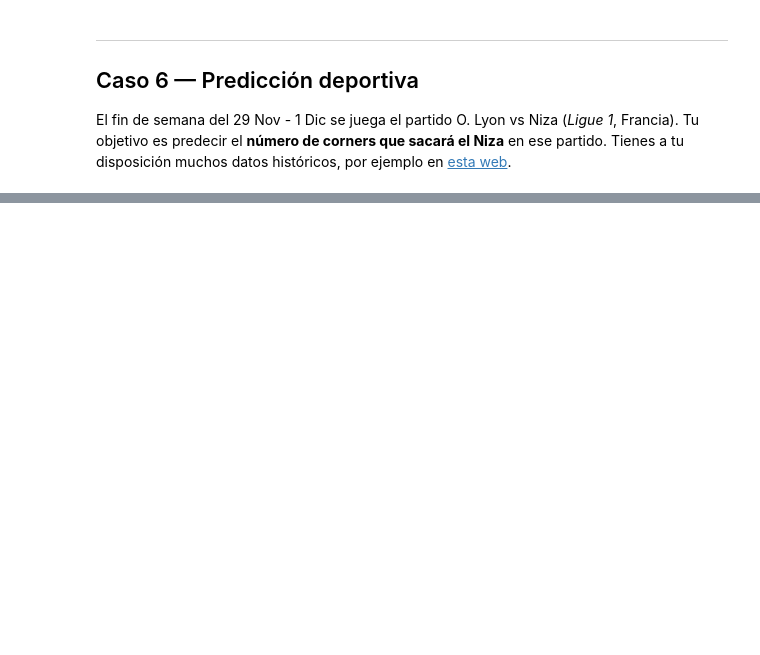
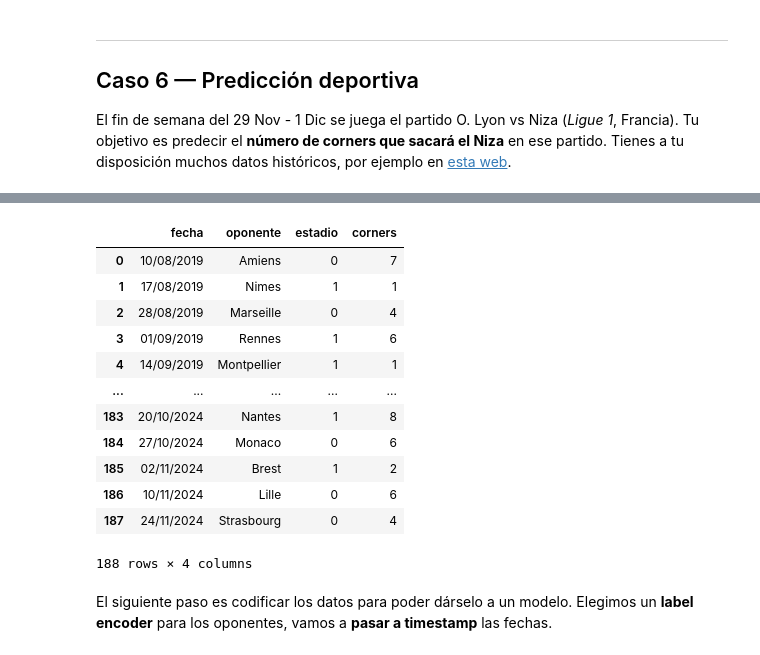
Before and after one commit to Chepados/ALN_practica_2, a Jupyter notebook: Práctica 2 — Campeonato de predicción.ipynb, the cells around one changed output, grey strips where cells are left out. Saved outputs shown, nothing was run; the diff lists cells and outputs as text; code cells hidden in the pictures; blank space fills up the shorter version.

```diff
--- a/Práctica 2 — Campeonato de predicción.ipynb
+++ b/Práctica 2 — Campeonato de predicción.ipynb
@@ -1508,0 +1482,4 @@ El fin de semana del 29 Nov - 1 Dic se juega el partido O. Lyon vs Niza (*Ligue
+# %%
+#Esto es una lica que almacena 0 si el niza juega como local y 1 en caso contrario y nos sera útil mas adelante.
+
+lista_local = (df_completo["HomeTeam"] != "Nice").astype(int).to_list()
@@ -1508,0 +1509,39 @@ El fin de semana del 29 Nov - 1 Dic se juega el partido O. Lyon vs Niza (*Ligue
+# %%
+#Condensamos las columnas en una con el oponente del Niza
+
+lista_oponentes = []
+
+for i, fila in enumerate(np.array(df_completo.loc[:, ["HomeTeam", "AwayTeam"]])):
+    lista_oponentes.append(fila[int(not bool(lista_local[i]))])
+# %%
+#Nos quedamos en cada caso unicamente con los corners del Niza.
+
+corners_niza = []
+
+for i, fila in enumerate(np.array(df_completo.loc[:, ["HC", "AC"]])):
+    corners_niza.append(fila[lista_local[i]])
+# %%
+df_entrenamiento = pd.DataFrame({
+    "fecha": df_completo["Date"],
+    "oponente" : lista_oponentes,
+    "estadio" : lista_local,
+    "corners": corners_niza
+})
+# %%
+df_entrenamiento
+# %% [output]
+|  | fecha | oponente | estadio | corners |
+| 0 | 10/08/2019 | Amiens | 0 | 7 |
+| 1 | 17/08/2019 | Nimes | 1 | 1 |
+| 2 | 28/08/2019 | Marseille | 0 | 4 |
+| 3 | 01/09/2019 | Rennes | 1 | 6 |
+| 4 | 14/09/2019 | Montpellier | 1 | 1 |
+| ... | ... | ... | ... | ... |
+| 183 | 20/10/2024 | Nantes | 1 | 8 |
+| 184 | 27/10/2024 | Monaco | 0 | 6 |
+| 185 | 02/11/2024 | Brest | 1 | 2 |
+| 186 | 10/11/2024 | Lille | 0 | 6 |
+| 187 | 24/11/2024 | Strasbourg | 0 | 4 |
+188 rows × 4 columns
+# %% [markdown]
+El siguiente paso es codificar los datos para poder dárselo a un modelo. Elegimos un **label encoder** para los oponentes, vamos a **pasar a timestamp** las fechas.
```
Also changed, not shown: parts of 71 cells of this notebook, 18 other files.
